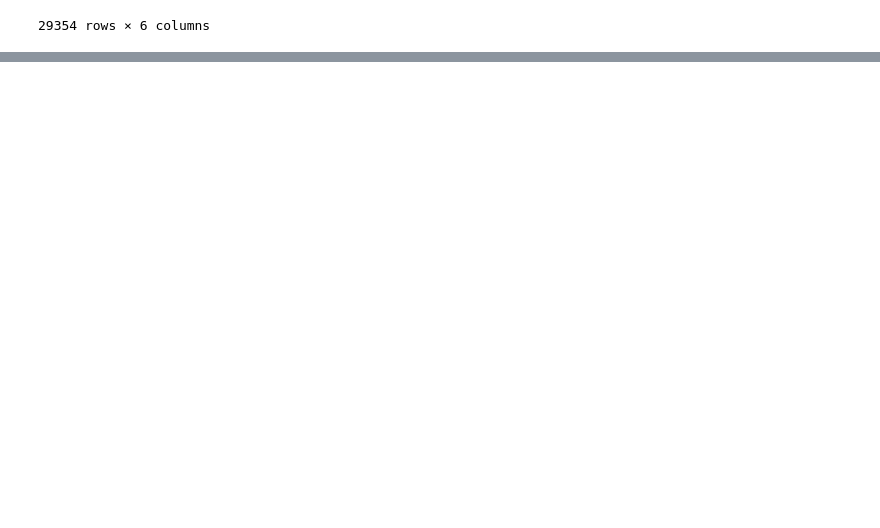
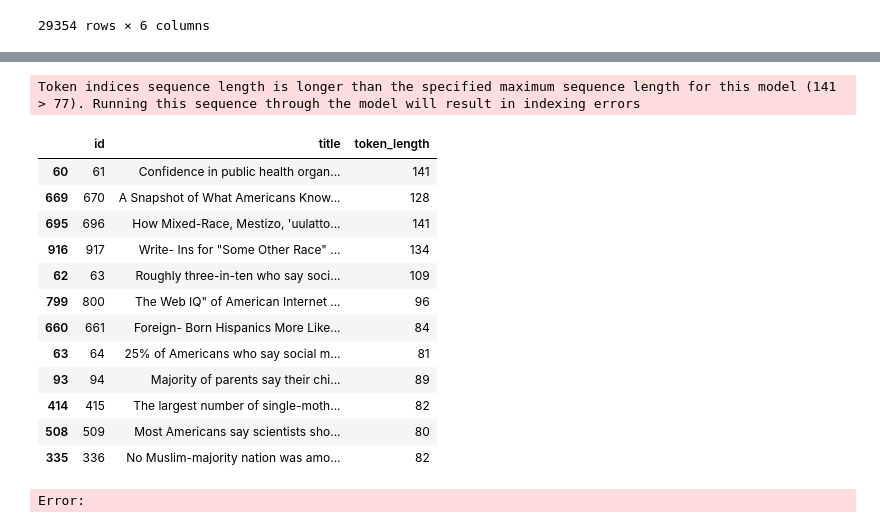
Before and after one commit to mleshashi/thesis-sharma, a Jupyter notebook: ElasticSearch/text_size.ipynb, the cells around one changed output, grey strips where cells are left out. Saved outputs shown, nothing was run; the diff lists cells and outputs as text; code cells hidden in the pictures; blank space fills up the shorter version.

```diff
--- a/ElasticSearch/text_size.ipynb
+++ b/ElasticSearch/text_size.ipynb
@@ -116,0 +83,61 @@ top_10_longest, top_10_shortest
+# %%
+from transformers import CLIPTokenizer, CLIPModel
+
+# Load the CLIP model and tokenizer
+model_name = "openai/clip-vit-large-patch14"
+tokenizer = CLIPTokenizer.from_pretrained(model_name)
+model = CLIPModel.from_pretrained(model_name)
+
+# Function to tokenize the title using CLIP and get token length
+def get_clip_token_length(text):
+    tokens = tokenizer(text, return_tensors="pt")
+    return tokens.input_ids.size(1)
+
+# Apply the function to each title
+title_sorted['token_length'] = title_sorted['title'].apply(get_clip_token_length)
+
+# Select only the required columns
+title_sorted = title_sorted[['id', 'title', 'token_length']]
+
+filtered_title = title_sorted[title_sorted['token_length'] > 77]
+filtered_title
+# %% [output]
+Token indices sequence length is longer than the specified maximum sequence length for this model (141 > 77). Running this sequence through the model will result in indexing errors
+|  | id | title | token_length |
+| 60 | 61 | Confidence in public health organ... | 141 |
+| 669 | 670 | A Snapshot of What Americans Know... | 128 |
+| 695 | 696 | How Mixed-Race, Mestizo, 'uulatto... | 141 |
+| 916 | 917 | Write- Ins for "Some Other Race" ... | 134 |
+| 62 | 63 | Roughly three-in-ten who say soci... | 109 |
+| 799 | 800 | The Web IQ" of American Internet ... | 96 |
+| 660 | 661 | Foreign- Born Hispanics More Like... | 84 |
+| 63 | 64 | 25% of Americans who say social m... | 81 |
+| 93 | 94 | Majority of parents say their chi... | 89 |
+| 414 | 415 | The largest number of single-moth... | 82 |
+| 508 | 509 | Most Americans say scientists sho... | 80 |
+| 335 | 336 | No Muslim-majority nation was amo... | 82 |
+# %%
+from sentence_transformers import SentenceTransformer
+
+# Load the SentenceTransformer model
+model = SentenceTransformer("intfloat/e5-mistral-7b-instruct")
+
+# Since Sentence Transformers use Hugging Face Transformers models, we can access the tokenizer directly
+tokenizer = model.tokenizer
+
+# Function to tokenize the caption and get token length
+def get_token_length(text):
+    # Tokenize the text and count the number of input IDs, which represent tokens
+    tokens = tokenizer(text, return_tensors="pt")
+    return tokens['input_ids'].shape[1]  # Get the number of tokens
+
+# Apply the function to each caption in your DataFrame
+caption_sorted['caption_token_length'] = caption_sorted['caption'].apply(get_token_length)
+
+# Select only the required columns to view the results
+caption_sorted = caption_sorted[['id', 'title', 'caption', 'caption_token_length']]
+
+caption_sorted=caption_sorted.sort_values(by='caption_token_length', ascending=False)
+caption_sorted
+# %% [output]
+Error:
```
Also changed, not shown: parts of 6 cells of this notebook.
